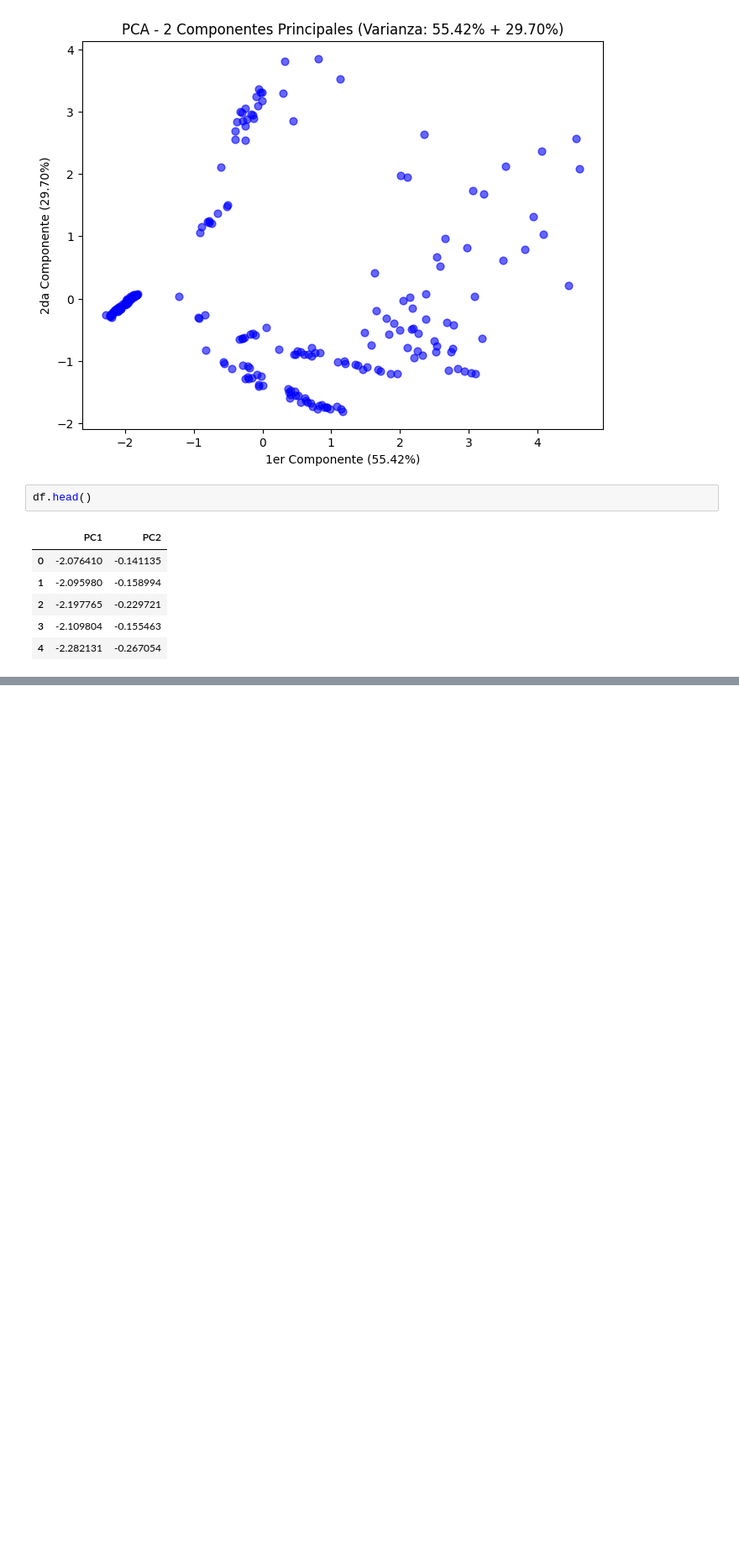
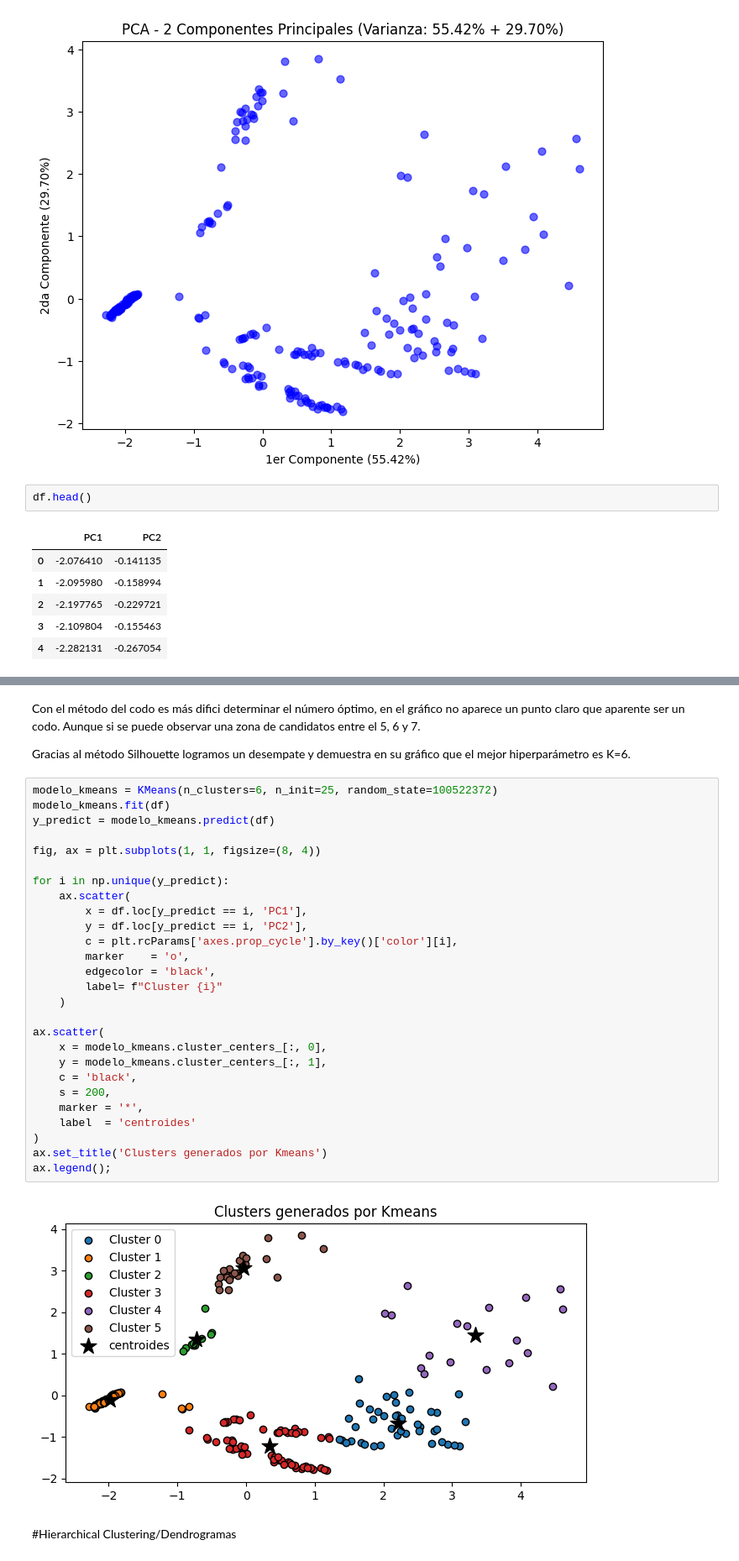
Before and after one commit to 100522371/P2_AA_Grupo17, a Jupyter notebook: p2_grupo17.ipynb, the cells around one changed output, grey strips where cells are left out. Shown at 84% size. Drawn from its saved outputs; the diff is of its cells as text; blank space fills up the shorter version.

```diff
--- a/p2_grupo17.ipynb
+++ b/p2_grupo17.ipynb
@@ -162,0 +210,35 @@ df.head()
+# %% [markdown]
+Con el método del codo es más difici determinar el número óptimo, en el gráfico no aparece un punto claro que aparente ser un codo. Aunque si se puede observar una zona de candidatos entre el 5, 6 y 7.
+
+Gracias al método Silhouette logramos un desempate y demuestra en su gráfico que el mejor hiperparámetro es K=6.
+# %%
+modelo_kmeans = KMeans(n_clusters=6, n_init=25, random_state=100522372)
+modelo_kmeans.fit(df)
+y_predict = modelo_kmeans.predict(df)
+
+fig, ax = plt.subplots(1, 1, figsize=(8, 4))
+
+for i in np.unique(y_predict):
+    ax.scatter(
+        x = df.loc[y_predict == i, 'PC1'],
+        y = df.loc[y_predict == i, 'PC2'],
+        c = plt.rcParams['axes.prop_cycle'].by_key()['color'][i],
+        marker    = 'o',
+        edgecolor = 'black',
+        label= f"Cluster {i}"
+    )
+
+ax.scatter(
+    x = modelo_kmeans.cluster_centers_[:, 0],
+    y = modelo_kmeans.cluster_centers_[:, 1],
+    c = 'black',
+    s = 200,
+    marker = '*',
+    label  = 'centroides'
+)
+ax.set_title('Clusters generados por Kmeans')
+ax.legend();
+# %% [output]
+[figure, added]
+# %% [markdown]
+#Hierarchical Clustering/Dendrogramas
```
Also changed, not shown: parts of 7 cells of this notebook.
